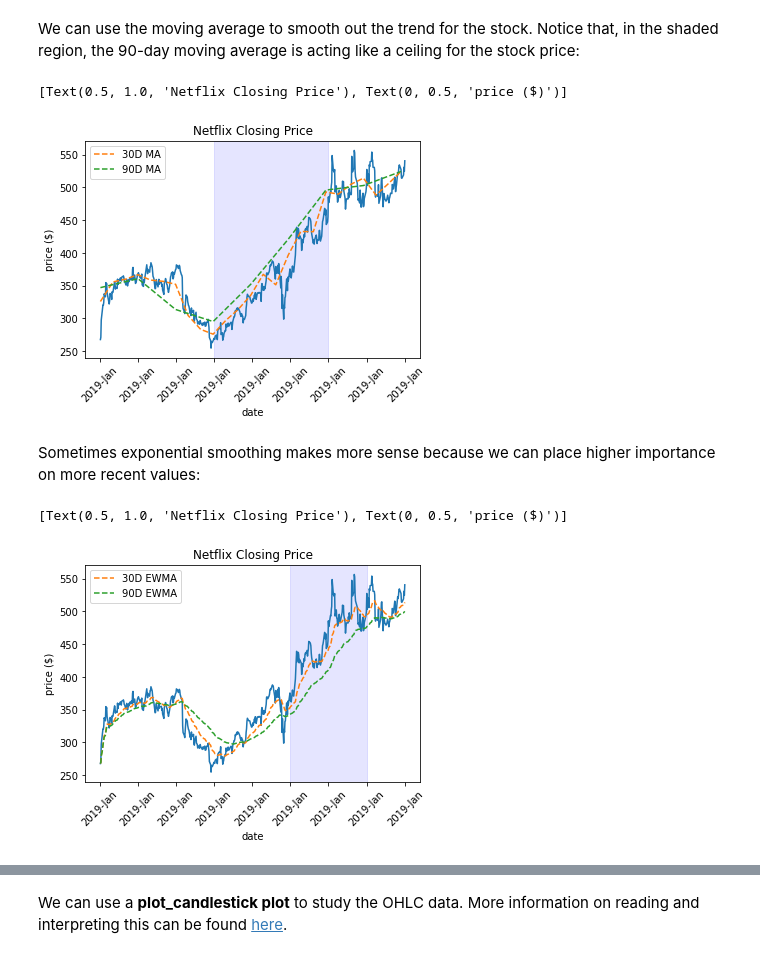
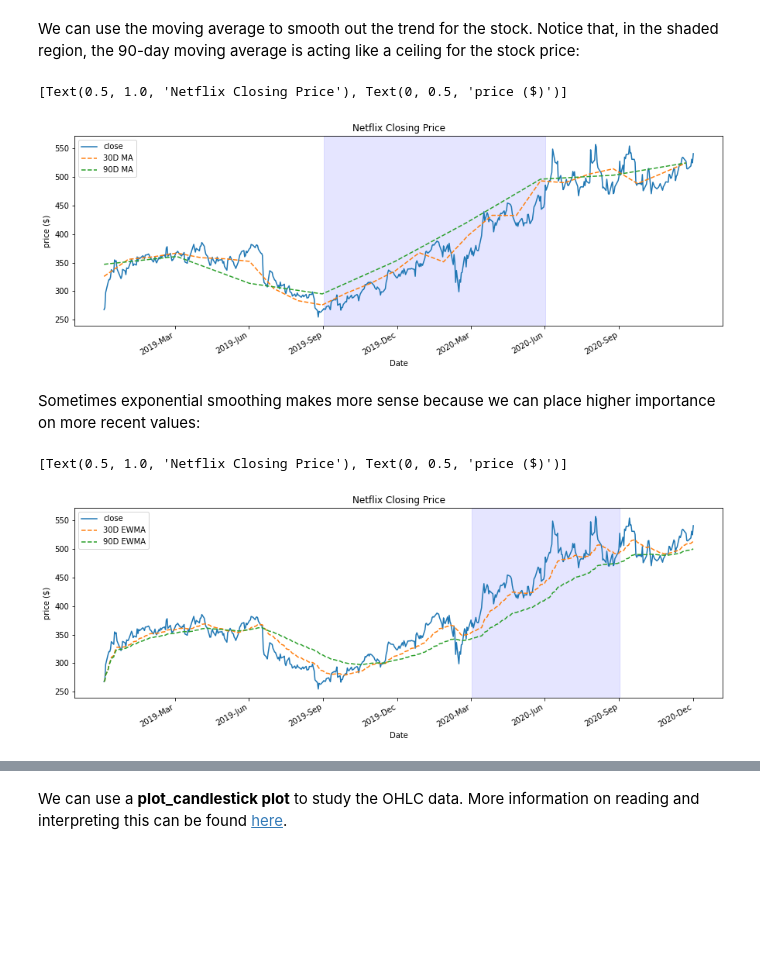
Before and after one commit to will-i-amv/stock-analysis, a Jupyter notebook: Tests.ipynb, the cells around one changed output, grey strips where cells are left out. Saved outputs shown, nothing was run; the diff lists cells and outputs as text; code cells hidden in the pictures; blank space fills up the shorter version.

```diff
--- a/Tests.ipynb
+++ b/Tests.ipynb
@@ -89,51 +89,47 @@ The `StockVisualizer` class makes it easy to create a variety of visualizations
 import matplotlib.pyplot as plt
 
 netflix_viz = stock_analysis.StockVisualizer(nflx)
+utils_viz = stock_analysis.Visualizer()
 # %% [markdown]
 We can use the moving average to smooth out the trend for the stock. Notice that, in the shaded region, the 90-day moving average is acting like a ceiling for the stock price:
 # %%
-ax = netflix_viz.plot_curve(column='close')
-ax = netflix_viz.plot_moving_average(
-    ax=ax,
+ax = netflix_viz.plot_moving_averages(
+    type_='MA',
     column='close',
-    periods=['30D', '90D']
+    periods=['30D', '90D'],
 )
 
-netflix_viz.plot_shaded_region(
-    ax,
+ax = utils_viz.plot_shaded_region(
+    ax=ax,
     x=('2019-10-01', '2020-07-01'),
     color='blue',
     alpha=0.1
 )
-
 ax.set(
     title='Netflix Closing Price',
     ylabel='price ($)'
 )
 # %% [output]
 [Text(0.5, 1.0, 'Netflix Closing Price'), Text(0, 0.5, 'price ($)')]
-[figure, old version]
+[figure, new version]
 # %% [markdown]
 Sometimes exponential smoothing makes more sense because we can place higher importance on more recent values:
 # %%
-ax = netflix_viz.plot_curve(column='close')
-ax = netflix_viz.plot_exp_smoothing(
-    ax=ax,
+ax = netflix_viz.plot_moving_averages(
+    type_='EWMA',
     column='close',
-    periods=['30D', '90D']
+    periods=['30D', '90D'],
 )
-
-netflix_viz.plot_shaded_region(
+ax = utils_viz.plot_shaded_region(
     ax=ax,
     x=('2020-04-01', '2020-10-01'),
     color='blue',
     alpha=0.1
 )
-
 ax.set(
     title='Netflix Closing Price',
     ylabel='price ($)'
 )
 # %% [output]
 [Text(0.5, 1.0, 'Netflix Closing Price'), Text(0, 0.5, 'price ($)')]
-[figure, old version]
+[figure, new version]
```
Also changed, not shown: parts of 21 cells of this notebook.
